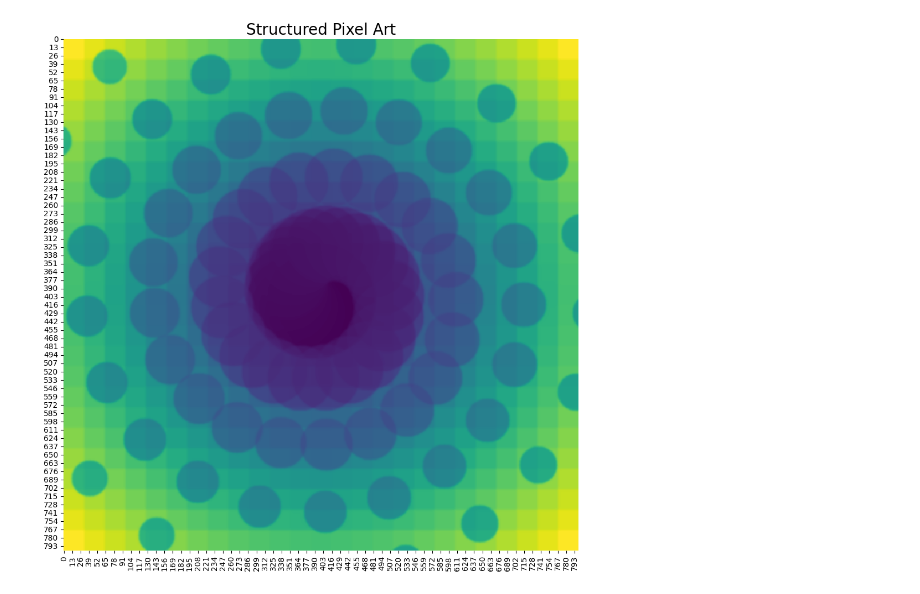
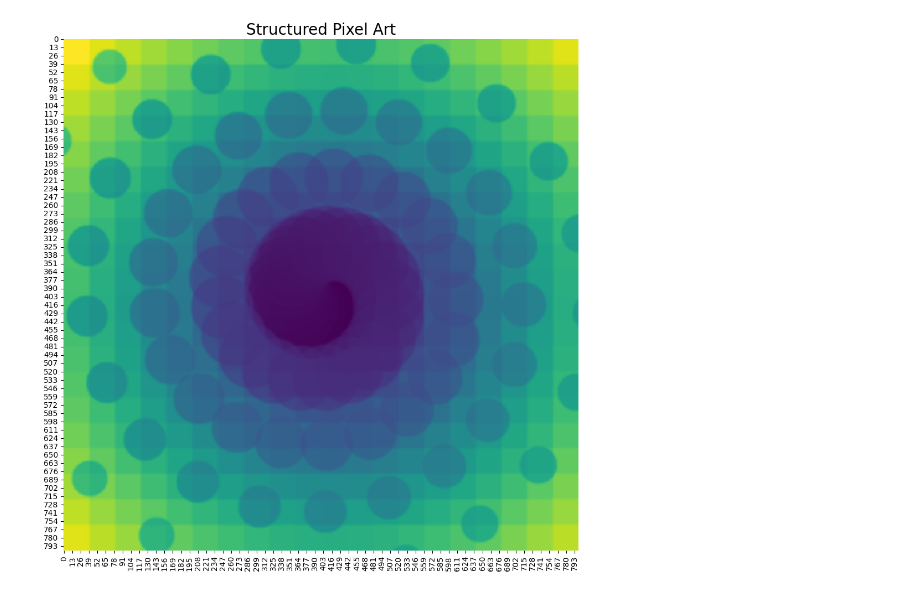
Before and after one commit to Aditya-jod/heatmap_art, a Jupyter notebook: src/art/mathart.ipynb, the cells around one changed output. Saved outputs shown, nothing was run; the diff lists cells and outputs as text; code cells hidden in the pictures.

```diff
--- a/src/art/mathart.ipynb
+++ b/src/art/mathart.ipynb
@@ -6,14 +6,13 @@ import seaborn as sns
 # %%
 from scipy.ndimage import gaussian_filter
 
-# --- 1. Setup ---
+# 1. Canvas and grid configuration
 canvas_size = 800
-grid_size = 25  # Slightly finer grid for more detail
+grid_size = 20  # number of squares per row/column
 square_size = canvas_size // grid_size
 canvas = np.zeros((canvas_size, canvas_size))
 
-# --- 2. Generate Structured Grid Art ---
-# The color of each square is based on its distance from the center, creating a gradient.
+# 2. Fill grid with a radial gradient (each square's value depends on distance from grid center)
 grid_cx, grid_cy = grid_size // 2, grid_size // 2
 for i in range(grid_size):
     for j in range(grid_size):
@@ -21,45 +20,41 @@ for i in range(grid_size):
         color_value = dist_from_center * 2.5
 
         start_row, end_row = i * square_size, (i + 1) * square_size
         start_col, end_col = j * square_size, (j + 1) * square_size
         canvas[start_row:end_row, start_col:end_col] = color_value
 
-# --- 3. Add a Spiral Overlay ---
-# Instead of random circles, place them along a spiral for a more structured feel.
+# 3. Draw circles positioned along a spiral (polar -> cartesian), blending each into the canvas
 num_circles = 100
 max_radius = canvas_size * 0.1
 canvas_cx, canvas_cy = canvas_size // 2, canvas_size // 2
 
 for i in range(num_circles):
-    # Angle increases with each circle
-    angle = i * 0.3
-    # Distance from center increases with angle, creating a spiral
-    distance = i * 5
+    angle = i * 0.3                       # angular position along the spiral
+    distance = i * 5                       # radial distance increases with index
 
-    # Convert from polar (spiral) coordinates to cartesian
+    # spiral position in pixel coordinates
     cx = int(canvas_cx + distance * np.cos(angle))
     cy = int(canvas_cy + distance * np.sin(angle))
 
-    # Radius gets smaller as we move away from the center
     radius = int(max_radius / (1 + i * 0.02))
-    if radius < 2: continue
+    if radius < 2:
+        continue
 
-    # Find all points within the circle
+    # mask for points inside the current circle
     y, x = np.ogrid[:canvas_size, :canvas_size]
     mask = (x - cx)**2 + (y - cy)**2 <= radius**2
 
-    # Blend the circle's color (based on its order) with the canvas
+    # blend circle value with existing canvas values to create layered effect
     circle_color = i / num_circles * 20
     canvas[mask] = (canvas[mask] + circle_color) / 2
 
-# --- 4. Post-Processing ---
-# A light blur to soften the pixel edges and blend the layers
+# 4. Smooth transitions with a small Gaussian blur
 final_art = gaussian_filter(canvas, sigma=1.5)
 
-# --- 5. Visualization ---
+# 5. Display the result
 plt.figure(figsize=(12, 12))
 sns.heatmap(final_art, cmap='viridis', cbar=False)
 plt.title("Structured Pixel Art", fontsize=20)
 plt.show()
 # %% [output]
-[figure, old version]
+[figure, new version]
```
